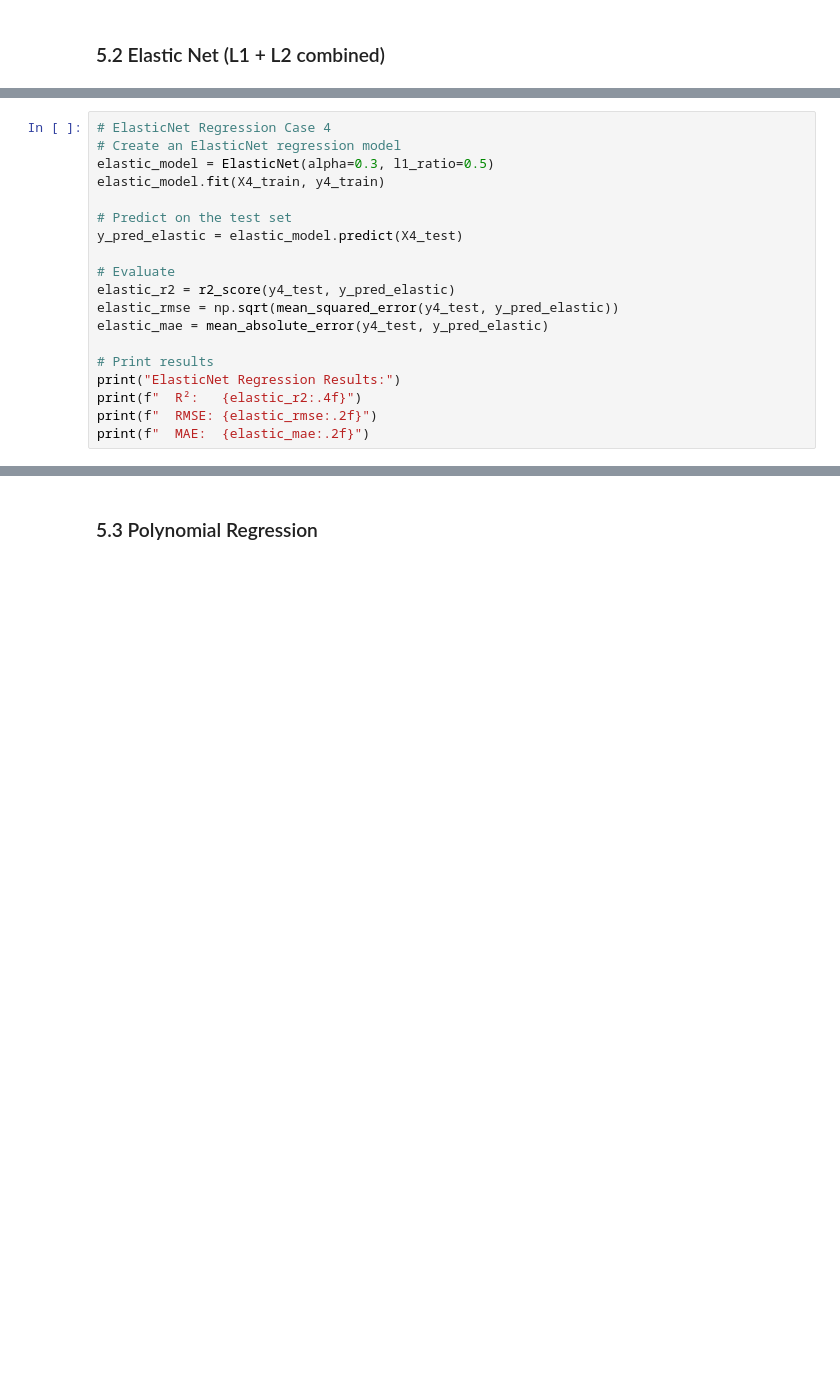
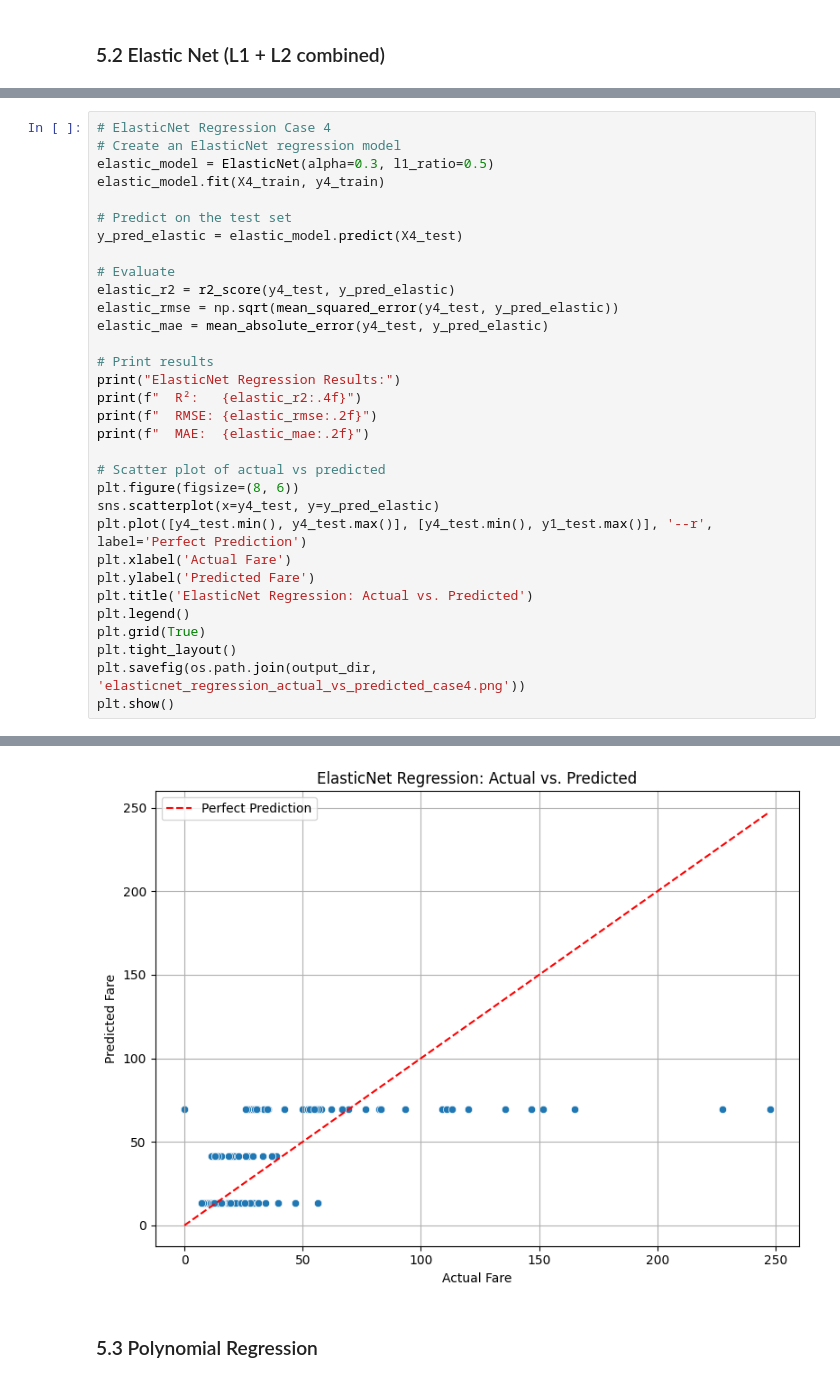
Before and after one commit to JBtallgrass/applied-ml-jballard, a Jupyter notebook: lab04/ml04_jballard.ipynb, the cells around one changed output, grey strips where cells are left out. Drawn from its saved outputs; the diff is of its cells as text; blank space fills up the shorter version.

```diff
--- a/lab04/ml04_jballard.ipynb
+++ b/lab04/ml04_jballard.ipynb
@@ -364,3 +425,17 @@ print("ElasticNet Regression Results:")
 print(f"  R²:   {elastic_r2:.4f}")
 print(f"  RMSE: {elastic_rmse:.2f}")
 print(f"  MAE:  {elastic_mae:.2f}")
+
+# Scatter plot of actual vs predicted
+plt.figure(figsize=(8, 6))
+sns.scatterplot(x=y4_test, y=y_pred_elastic)
+plt.plot([y4_test.min(), y4_test.max()], [y4_test.min(), y1_test.max()], '--r', label='Perfect Prediction')
+plt.xlabel('Actual Fare')
+plt.ylabel('Predicted Fare')
+plt.title('ElasticNet Regression: Actual vs. Predicted')
+plt.legend()
+plt.grid(True)
+plt.tight_layout()
+plt.savefig(os.path.join(output_dir, 'elasticnet_regression_actual_vs_predicted_case4.png'))
+plt.show()
+# %% [output]
@@ -367,3 +446,4 @@ print(f"  MAE:  {elastic_mae:.2f}")
+[figure, added]
 # %% [markdown]
 ### 5.3 Polynomial Regression
 # %%
```
Also changed, not shown: parts of 21 cells of this notebook, 10 other files.
